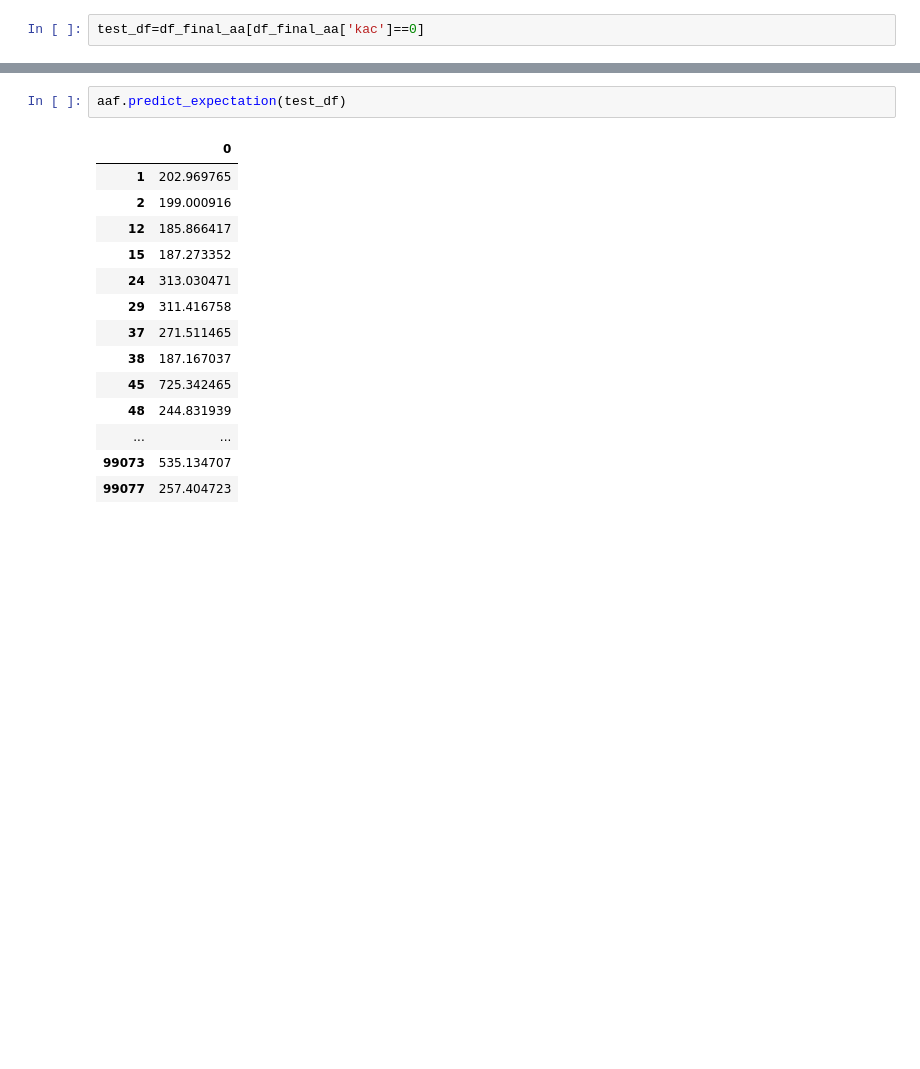
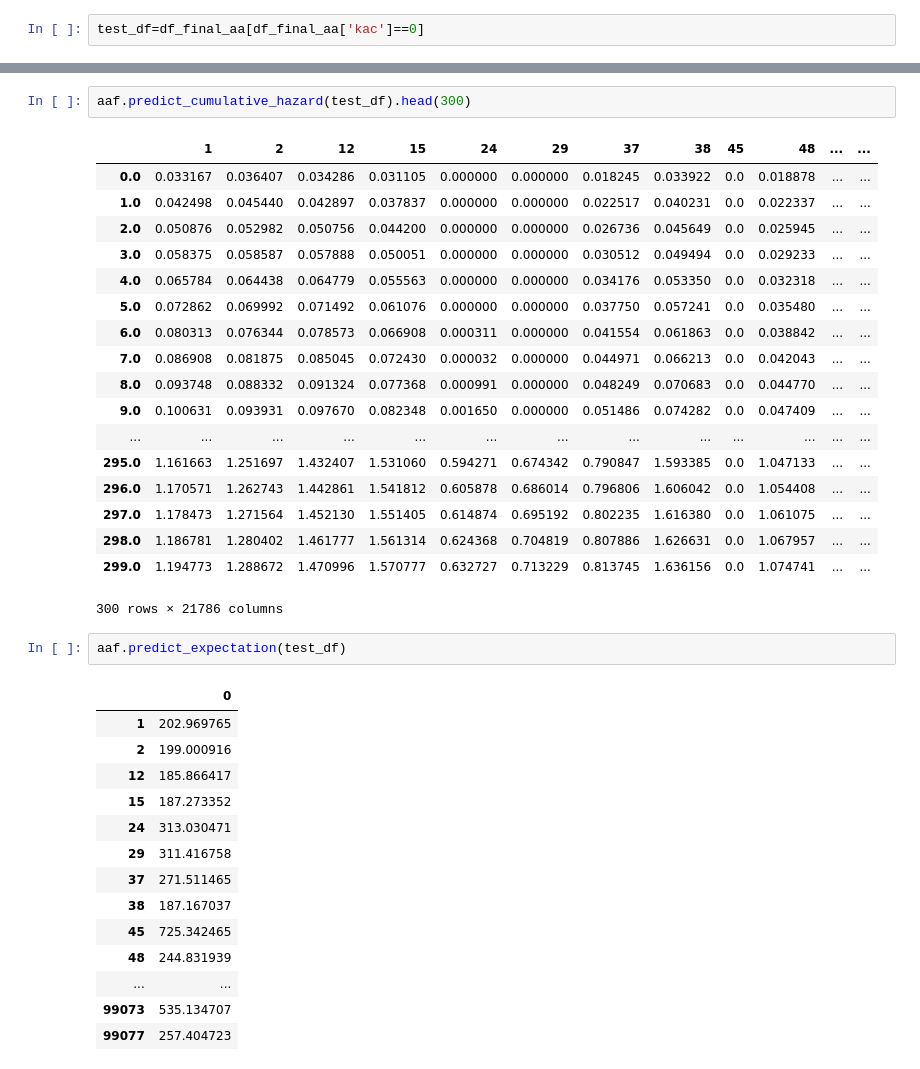
Before and after one commit to maryam1357/Capstone-Project-January-2017, a Jupyter notebook: Code/EDA.ipynb, the cells around one changed output, grey strips where cells are left out. Drawn from its saved outputs; the diff is of its cells as text; blank space fills up the shorter version.

```diff
--- a/Code/EDA.ipynb
+++ b/Code/EDA.ipynb
@@ -809,3 +888,24 @@ test_df=df_final_aa[df_final_aa['kac']==0]
+# %%
+aaf.predict_cumulative_hazard(test_df).head(300)
+# %% [output]
+|  | 1 | 2 | 12 | 15 | 24 | 29 | 37 | 38 | 45 | 48 | ... | ... |
+| 0.0 | 0.033167 | 0.036407 | 0.034286 | 0.031105 | 0.000000 | 0.000000 | 0.018245 | 0.033922 | 0.0 | 0.018878 | ... | ... |
+| 1.0 | 0.042498 | 0.045440 | 0.042897 | 0.037837 | 0.000000 | 0.000000 | 0.022517 | 0.040231 | 0.0 | 0.022337 | ... | ... |
+| 2.0 | 0.050876 | 0.052982 | 0.050756 | 0.044200 | 0.000000 | 0.000000 | 0.026736 | 0.045649 | 0.0 | 0.025945 | ... | ... |
+| 3.0 | 0.058375 | 0.058587 | 0.057888 | 0.050051 | 0.000000 | 0.000000 | 0.030512 | 0.049494 | 0.0 | 0.029233 | ... | ... |
+| 4.0 | 0.065784 | 0.064438 | 0.064779 | 0.055563 | 0.000000 | 0.000000 | 0.034176 | 0.053350 | 0.0 | 0.032318 | ... | ... |
+| 5.0 | 0.072862 | 0.069992 | 0.071492 | 0.061076 | 0.000000 | 0.000000 | 0.037750 | 0.057241 | 0.0 | 0.035480 | ... | ... |
+| 6.0 | 0.080313 | 0.076344 | 0.078573 | 0.066908 | 0.000311 | 0.000000 | 0.041554 | 0.061863 | 0.0 | 0.038842 | ... | ... |
+| 7.0 | 0.086908 | 0.081875 | 0.085045 | 0.072430 | 0.000032 | 0.000000 | 0.044971 | 0.066213 | 0.0 | 0.042043 | ... | ... |
+| 8.0 | 0.093748 | 0.088332 | 0.091324 | 0.077368 | 0.000991 | 0.000000 | 0.048249 | 0.070683 | 0.0 | 0.044770 | ... | ... |
+| 9.0 | 0.100631 | 0.093931 | 0.097670 | 0.082348 | 0.001650 | 0.000000 | 0.051486 | 0.074282 | 0.0 | 0.047409 | ... | ... |
+| ... | ... | ... | ... | ... | ... | ... | ... | ... | ... | ... | ... | ... |
+| 295.0 | 1.161663 | 1.251697 | 1.432407 | 1.531060 | 0.594271 | 0.674342 | 0.790847 | 1.593385 | 0.0 | 1.047133 | ... | ... |
+| 296.0 | 1.170571 | 1.262743 | 1.442861 | 1.541812 | 0.605878 | 0.686014 | 0.796806 | 1.606042 | 0.0 | 1.054408 | ... | ... |
+| 297.0 | 1.178473 | 1.271564 | 1.452130 | 1.551405 | 0.614874 | 0.695192 | 0.802235 | 1.616380 | 0.0 | 1.061075 | ... | ... |
+| 298.0 | 1.186781 | 1.280402 | 1.461777 | 1.561314 | 0.624368 | 0.704819 | 0.807886 | 1.626631 | 0.0 | 1.067957 | ... | ... |
+| 299.0 | 1.194773 | 1.288672 | 1.470996 | 1.570777 | 0.632727 | 0.713229 | 0.813745 | 1.636156 | 0.0 | 1.074741 | ... | ... |
+300 rows × 21786 columns
 # %%
 aaf.predict_expectation(test_df)
 # %% [output]
```
Also changed, not shown: parts of 13 cells of this notebook, 6 other files.
